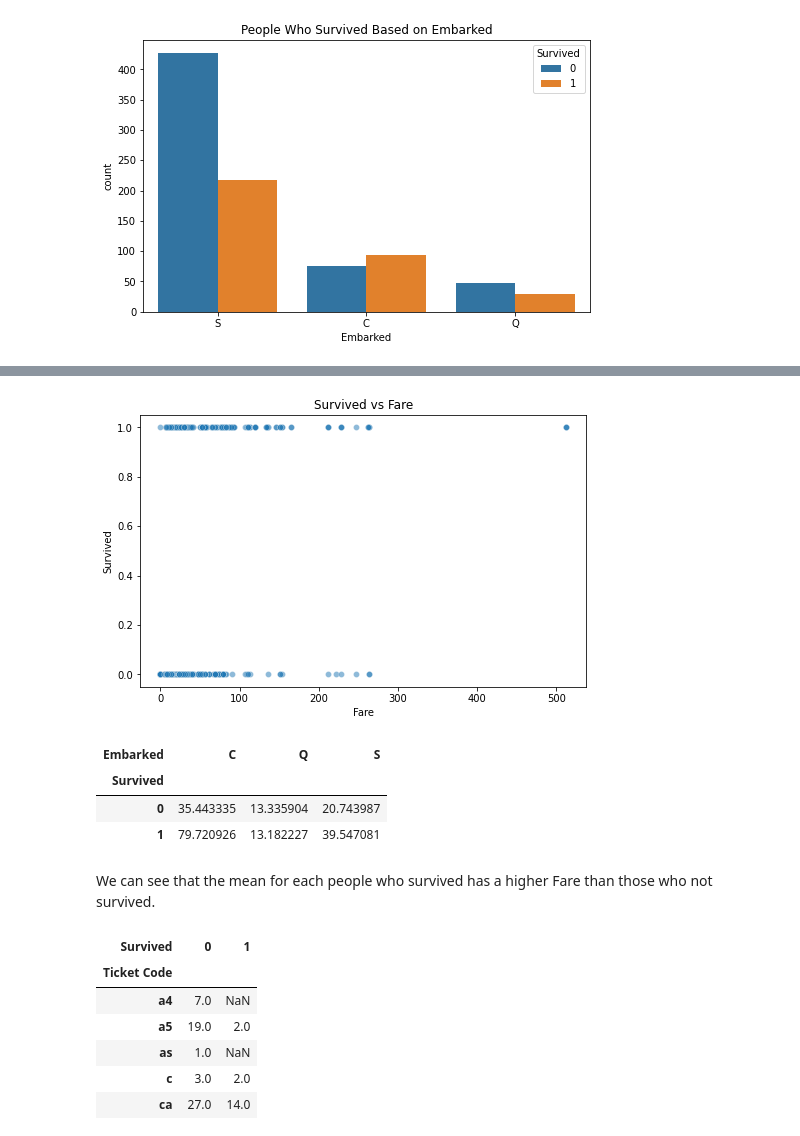
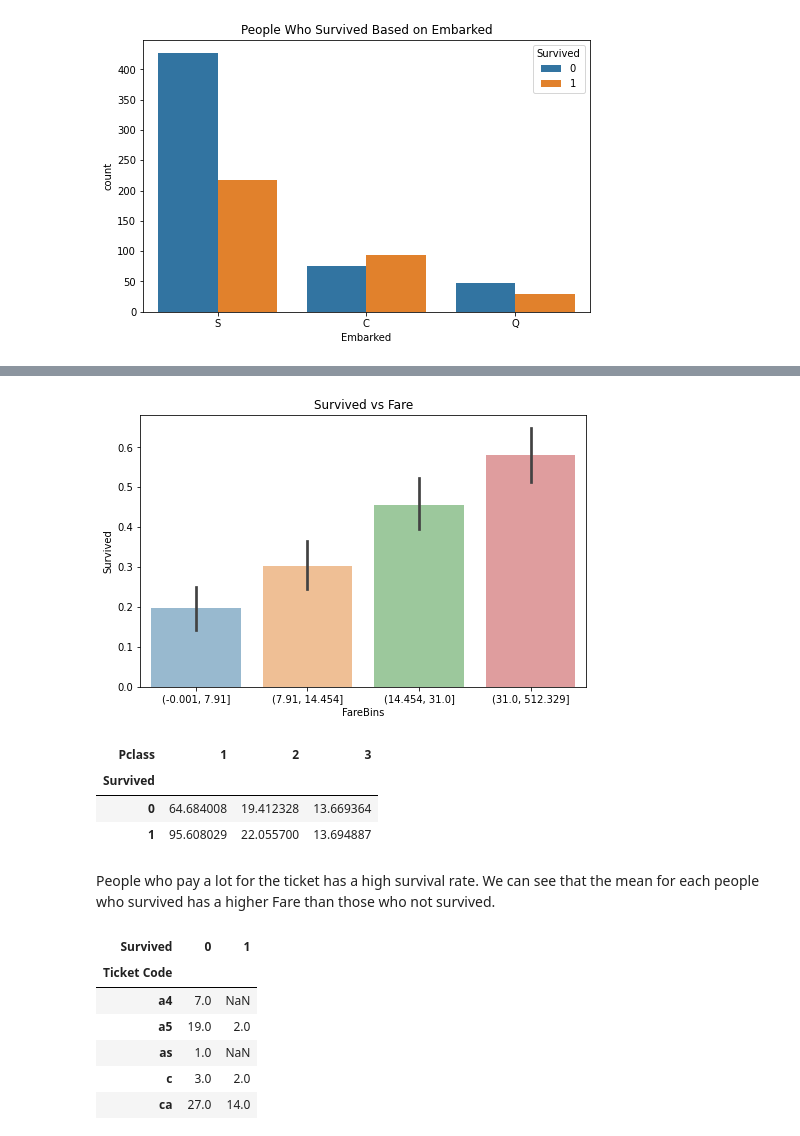
Before and after one commit to marcellinus-witarsah/dataScienceMiniProjects, a Jupyter notebook: TitanicSurvivalModel/Titanic Third.ipynb, the cells around one changed output, grey strips where cells are left out. Cells and saved outputs as stored; diff of their text form; code cells hidden in the pictures.

```diff
--- a/TitanicSurvivalModel/Titanic Third.ipynb
+++ b/TitanicSurvivalModel/Titanic Third.ipynb
@@ -318,0 +303,14 @@ People who survived the most is the one who embarked from S.
+# %%
+# Adding new column 'Accompanied' which has a meaning if the person travelling alone or not
+bool_sibsp = titanic_train['SibSp'] > 0
+bool_parch = titanic_train['Parch'] > 0
+titanic_train['Accompanied'] = 0
+titanic_train.loc[bool_sibsp | bool_parch, 'Accompanied'] = 1
+
+sns.factorplot(x='SibSp', y='Survived', hue='Sex', data=titanic_train)\
+.set(title='SibSp vs Survived (Hue Sex)')
+sns.factorplot(x='Parch', y='Survived', hue='Sex', data=titanic_train)\
+.set(title='Parch vs Survived (Hue Sex)')
+sns.factorplot(x='Accompanied', y='Survived', hue='Sex', data=titanic_train)\
+.set(title='Accompanied vs Survived (Hue Sex)')
+plt.show()
@@ -318,0 +325,2 @@ People who survived the most is the one who embarked from S.
+# %%
+titanic_train['FareBins'] = pd.qcut(titanic_train['Fare'], 4)
@@ -319,18 +336,18 @@ People who survived the most is the one who embarked from S.
 # %%
 plt.figure(figsize=[8,5])
 plt.title('Survived vs Fare')
-sns.scatterplot(x='Fare', y='Survived', data=titanic_train, alpha=0.5)
+sns.barplot(x='FareBins', y='Survived', data=titanic_train, alpha=0.5)
 plt.show()
 
-display(pd.pivot_table(titanic_train, index='Survived', columns='Embarked', values='Fare', aggfunc='mean'))
+display(pd.pivot_table(titanic_train, index='Survived', columns='Pclass', values='Fare', aggfunc='mean'))
 # %% [output]
-[figure, old version]
+[figure, new version]
-| Embarked | C | Q | S |
+| Pclass | 1 | 2 | 3 |
 | Survived |  |  |  |
-| 0 | 35.443335 | 13.335904 | 20.743987 |
-| 1 | 79.720926 | 13.182227 | 39.547081 |
+| 0 | 64.684008 | 19.412328 | 13.669364 |
+| 1 | 95.608029 | 22.055700 | 13.694887 |
 # %% [markdown]
-We can see that the mean for each people who survived has a higher Fare than those who not survived.
+People who pay a lot for the ticket has a high survival rate. We can see that the mean for each people who survived has a higher Fare than those who not survived.
 # %%
 titanic_train['Ticket Code'] = titanic_train['Ticket'].apply(lambda x: x.split(' ')[0].replace('.', '').replace('/', ''))\
     .apply(lambda x: 'n' if x.isnumeric() else x)\
```
Also changed, not shown: parts of 10 cells of this notebook.
